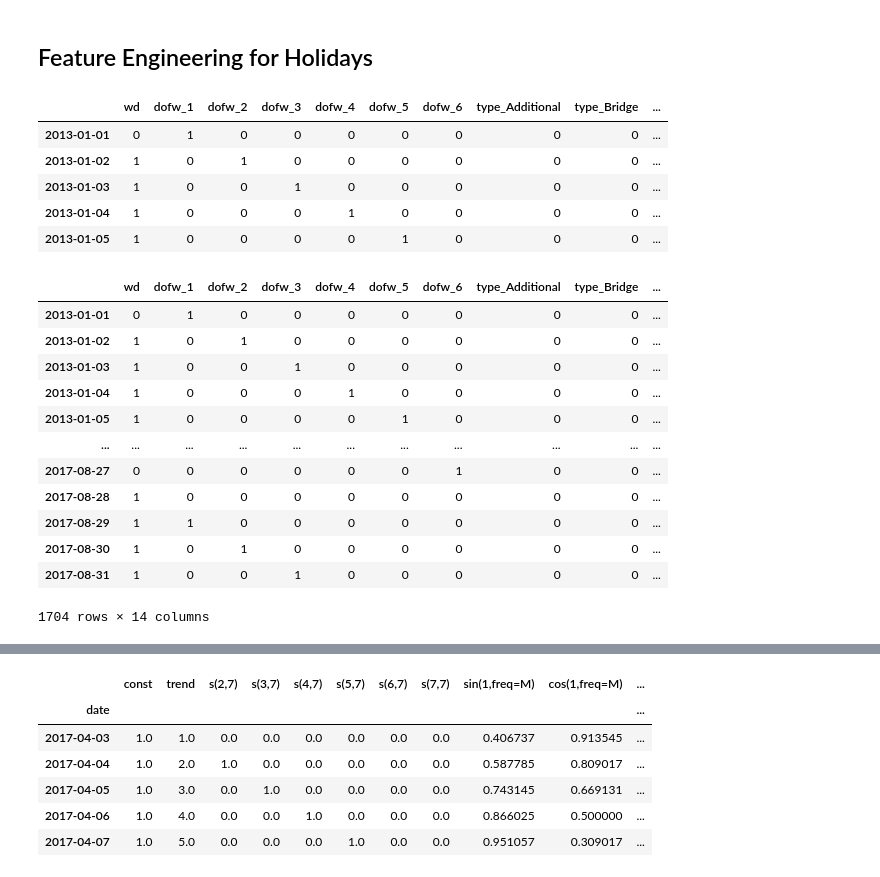
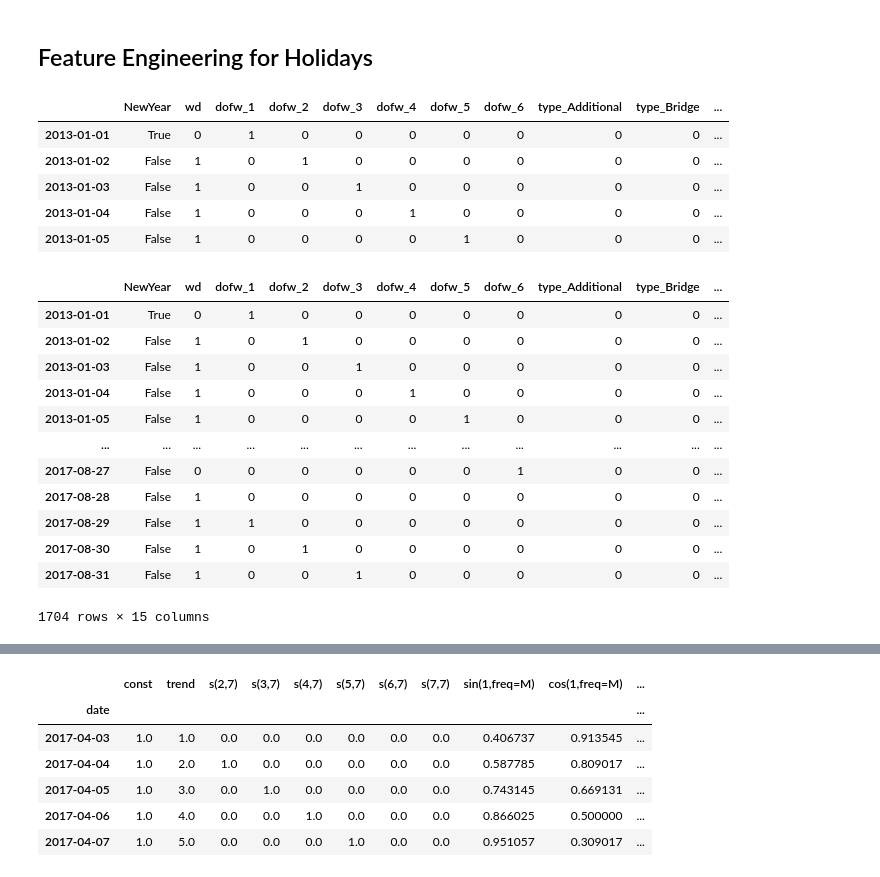
Before and after one commit to cristianBMJ/ClassificationStar, a Jupyter notebook: forecasting-store-sales.ipynb, the cells around one changed output, grey strips where cells are left out. Saved outputs shown, nothing was run; the diff lists cells and outputs as text; code cells hidden in the pictures.

```diff
--- a/forecasting-store-sales.ipynb
+++ b/forecasting-store-sales.ipynb
@@ -377,35 +368,37 @@ X.head()
 # %%
 #calendar = X.join(hol)
 calendar = pd.DataFrame(index = pd.date_range('2013-01-01', '2017-08-31')).to_period('D')
+
+calendar['NewYear'] = (calendar.index.dayofyear == 1)
 
 calendar['dofw'] = calendar.index.dayofweek # Weekly day
 calendar['wd'] = True
 calendar.loc[calendar.dofw > 4, 'wd'] = False # not work day
 
 calendar = calendar.join(hol) # Joining calendar with holiday dataset
 calendar['dofw'] = calendar.index.dayofweek # Weekly day
 calendar['wd'] = 1
 calendar.loc[calendar.dofw > 4, 'wd'] = 0 # If it's saturday or sunday then it's not Weekday
 calendar.loc[calendar.type == 'Work Day', 'wd'] = 1 # If it's Work Day event then it's a workday
 calendar.loc[calendar.type == 'Transfer', 'wd'] = 0 # If it's Transfer event then it's not a work day
 calendar.loc[calendar.type == 'Bridge', 'wd'] = 0 # If it's Bridge event then it's not a work day
 calendar.loc[(calendar.type == 'Holiday') & (calendar.transferred == False), 'wd'] = 0 # If it's holiday and the holiday is not transferred then it's holiday
 calendar.loc[(calendar.type == 'Holiday') & (calendar.transferred == True), 'wd'] = 1 # If it's holiday and transferred then it's not holiday
 calendar = pd.get_dummies(calendar, columns = ['dofw'], drop_first = True) # One-hot encoding (Make sure to drop one of the columns by 'drop_first = True')
 calendar = pd.get_dummies(calendar, columns = ['type']) # One-hot encoding for type holiday (No need to drop one of the columns because there's a "No holiday" already)
 calendar.drop(['locale', 'locale_name', 'description', 'transferred'], axis = 1, inplace = True) # Unused columns
 calendar
 
 
 
 calendar.head()
 # %% [output]
-|  | wd | dofw_1 | dofw_2 | dofw_3 | dofw_4 | dofw_5 | dofw_6 | type_Additional | type_Bridge | ... |
-| 2013-01-01 | 0 | 1 | 0 | 0 | 0 | 0 | 0 | 0 | 0 | ... |
-| 2013-01-02 | 1 | 0 | 1 | 0 | 0 | 0 | 0 | 0 | 0 | ... |
-| 2013-01-03 | 1 | 0 | 0 | 1 | 0 | 0 | 0 | 0 | 0 | ... |
-| 2013-01-04 | 1 | 0 | 0 | 0 | 1 | 0 | 0 | 0 | 0 | ... |
-| 2013-01-05 | 1 | 0 | 0 | 0 | 0 | 1 | 0 | 0 | 0 | ... |
+|  | NewYear | wd | dofw_1 | dofw_2 | dofw_3 | dofw_4 | dofw_5 | dofw_6 | type_Additional | type_Bridge | ... |
+| 2013-01-01 | True | 0 | 1 | 0 | 0 | 0 | 0 | 0 | 0 | 0 | ... |
+| 2013-01-02 | False | 1 | 0 | 1 | 0 | 0 | 0 | 0 | 0 | 0 | ... |
+| 2013-01-03 | False | 1 | 0 | 0 | 1 | 0 | 0 | 0 | 0 | 0 | ... |
+| 2013-01-04 | False | 1 | 0 | 0 | 0 | 1 | 0 | 0 | 0 | 0 | ... |
+| 2013-01-05 | False | 1 | 0 | 0 | 0 | 0 | 1 | 0 | 0 | 0 | ... |
 # %%
 school_season = [] # Feature for school fluctuations
 for i, r in calendar.iterrows() :
@@ -416,16 +409,16 @@ for i, r in calendar.iterrows() :
 calendar['school_season'] = school_season
 calendar
 # %% [output]
-|  | wd | dofw_1 | dofw_2 | dofw_3 | dofw_4 | dofw_5 | dofw_6 | type_Additional | type_Bridge | ... |
-| 2013-01-01 | 0 | 1 | 0 | 0 | 0 | 0 | 0 | 0 | 0 | ... |
-| 2013-01-02 | 1 | 0 | 1 | 0 | 0 | 0 | 0 | 0 | 0 | ... |
-| 2013-01-03 | 1 | 0 | 0 | 1 | 0 | 0 | 0 | 0 | 0 | ... |
-| 2013-01-04 | 1 | 0 | 0 | 0 | 1 | 0 | 0 | 0 | 0 | ... |
-| 2013-01-05 | 1 | 0 | 0 | 0 | 0 | 1 | 0 | 0 | 0 | ... |
-| ... | ... | ... | ... | ... | ... | ... | ... | ... | ... | ... |
-| 2017-08-27 | 0 | 0 | 0 | 0 | 0 | 0 | 1 | 0 | 0 | ... |
-| 2017-08-28 | 1 | 0 | 0 | 0 | 0 | 0 | 0 | 0 | 0 | ... |
-| 2017-08-29 | 1 | 1 | 0 | 0 | 0 | 0 | 0 | 0 | 0 | ... |
-| 2017-08-30 | 1 | 0 | 1 | 0 | 0 | 0 | 0 | 0 | 0 | ... |
-| 2017-08-31 | 1 | 0 | 0 | 1 | 0 | 0 | 0 | 0 | 0 | ... |
+|  | NewYear | wd | dofw_1 | dofw_2 | dofw_3 | dofw_4 | dofw_5 | dofw_6 | type_Additional | type_Bridge | ... |
+| 2013-01-01 | True | 0 | 1 | 0 | 0 | 0 | 0 | 0 | 0 | 0 | ... |
+| 2013-01-02 | False | 1 | 0 | 1 | 0 | 0 | 0 | 0 | 0 | 0 | ... |
+| 2013-01-03 | False | 1 | 0 | 0 | 1 | 0 | 0 | 0 | 0 | 0 | ... |
+| 2013-01-04 | False | 1 | 0 | 0 | 0 | 1 | 0 | 0 | 0 | 0 | ... |
+| 2013-01-05 | False | 1 | 0 | 0 | 0 | 0 | 1 | 0 | 0 | 0 | ... |
+| ... | ... | ... | ... | ... | ... | ... | ... | ... | ... | ... | ... |
+| 2017-08-27 | False | 0 | 0 | 0 | 0 | 0 | 0 | 1 | 0 | 0 | ... |
+| 2017-08-28 | False | 1 | 0 | 0 | 0 | 0 | 0 | 0 | 0 | 0 | ... |
+| 2017-08-29 | False | 1 | 1 | 0 | 0 | 0 | 0 | 0 | 0 | 0 | ... |
+| 2017-08-30 | False | 1 | 0 | 1 | 0 | 0 | 0 | 0 | 0 | 0 | ... |
+| 2017-08-31 | False | 1 | 0 | 0 | 1 | 0 | 0 | 0 | 0 | 0 | ... |
-1704 rows × 14 columns
+1704 rows × 15 columns
```
Also changed, not shown: parts of 14 cells of this notebook.
